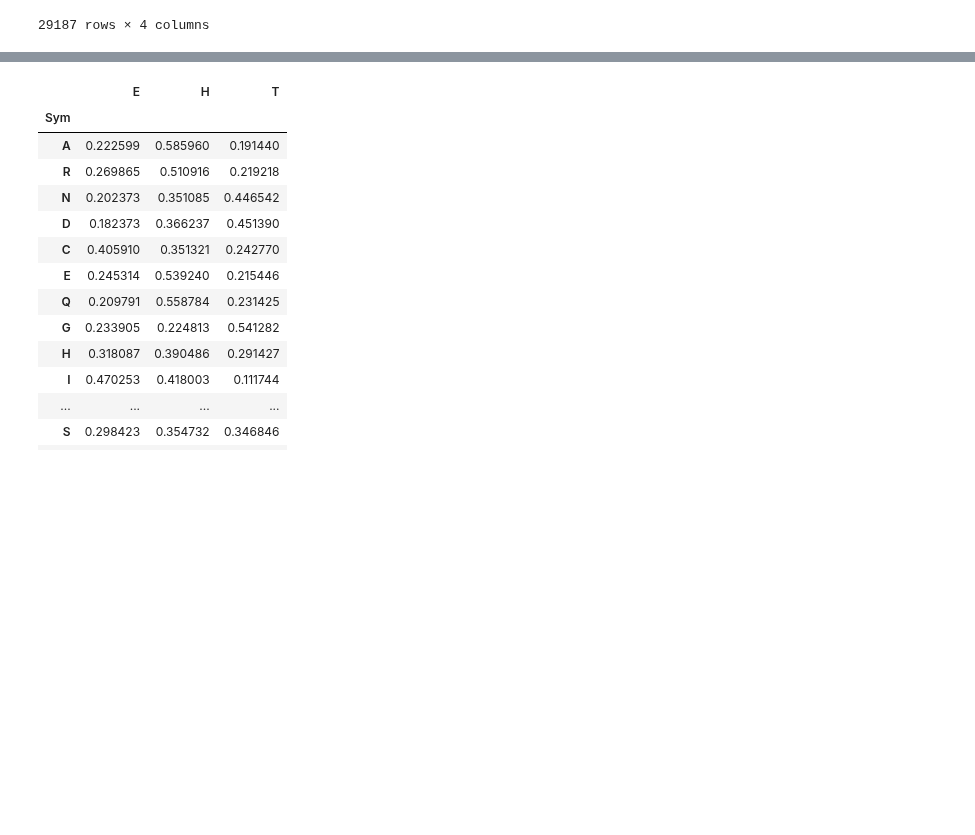
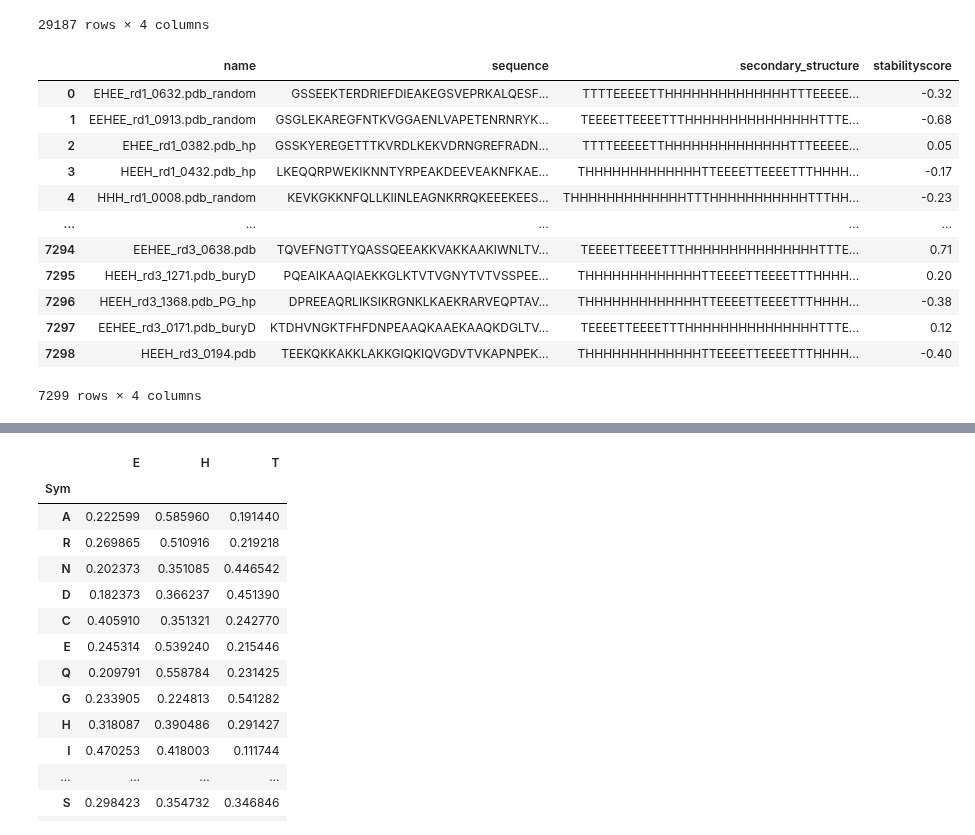
Before and after one commit to AlessioZanga/BioHackaton2021, a Jupyter notebook: features_extraction.ipynb, the cells around one changed output, grey strips where cells are left out. Saved outputs shown, nothing was run; the diff lists cells and outputs as text; code cells hidden in the pictures; blank space fills up the shorter version.

Commit message:
Add more data

```diff
--- a/features_extraction.ipynb
+++ b/features_extraction.ipynb
@@ -131,5 +131,19 @@ data_multi_train
 to_drop = data_multi_train["stabilityscore"].index[data_multi_train["stabilityscore"].apply(np.isnan)]
 data_multi_train.drop(to_drop, inplace=True)
 # %%
-# data_multi_test = pd.read_csv("./data/multiple_muts_test.csv", index_col=0)
-# data_multi_test
+data_multi_test = pd.read_csv("./data/multiple_muts_test.csv", index_col=0)
+data_multi_test
+# %% [output]
+|  | name | sequence | secondary_structure | stabilityscore |
+| 0 | EHEE_rd1_0632.pdb_random | GSSEEKTERDRIEFDIEAKEGSVEPRKALQESF... | TTTTEEEEETTHHHHHHHHHHHHHHTTTEEEEE... | -0.32 |
+| 1 | EEHEE_rd1_0913.pdb_random | GSGLEKAREGFNTKVGGAENLVAPETENRNRYK... | TEEEETTEEEETTTHHHHHHHHHHHHHHHTTTE... | -0.68 |
+| 2 | EHEE_rd1_0382.pdb_hp | GSSKYEREGETTTKVRDLKEKVDRNGREFRADN... | TTTTEEEEETTHHHHHHHHHHHHHHTTTEEEEE... | 0.05 |
+| 3 | HEEH_rd1_0432.pdb_hp | LKEQQRPWEKIKNNTYRPEAKDEEVEAKNFKAE... | THHHHHHHHHHHHHTTEEEETTEEEETTTHHHH... | -0.17 |
+| 4 | HHH_rd1_0008.pdb_random | KEVKGKKNFQLLKIINLEAGNKRRQKEEEKEES... | THHHHHHHHHHHHHTTTHHHHHHHHHHHTTTHH... | -0.23 |
+| ... | ... | ... | ... | ... |
+| 7294 | EEHEE_rd3_0638.pdb | TQVEFNGTTYQASSQEEAKKVAKKAAKIWNLTV... | TEEEETTEEEETTTHHHHHHHHHHHHHHHTTTE... | 0.71 |
+| 7295 | HEEH_rd3_1271.pdb_buryD | PQEAIKAAQIAEKKGLKTVTVGNYTVTVSSPEE... | THHHHHHHHHHHHHTTEEEETTEEEETTTHHHH... | 0.20 |
+| 7296 | HEEH_rd3_1368.pdb_PG_hp | DPREEAQRLIKSIKRGNKLKAEKRARVEQPTAV... | THHHHHHHHHHHHHTTEEEETTEEEETTTHHHH... | -0.38 |
+| 7297 | EEHEE_rd3_0171.pdb_buryD | KTDHVNGKTFHFDNPEAAQKAAEKAAQKDGLTV... | TEEEETTEEEETTTHHHHHHHHHHHHHHHTTTE... | 0.12 |
+| 7298 | HEEH_rd3_0194.pdb | TEEKQKKAKKLAKKGIQKIQVGDVTVKAPNPEK... | THHHHHHHHHHHHHTTEEEETTEEEETTTHHHH... | -0.40 |
+7299 rows × 4 columns
```
Also changed, not shown: parts of 9 cells of this notebook, 13 other files.
